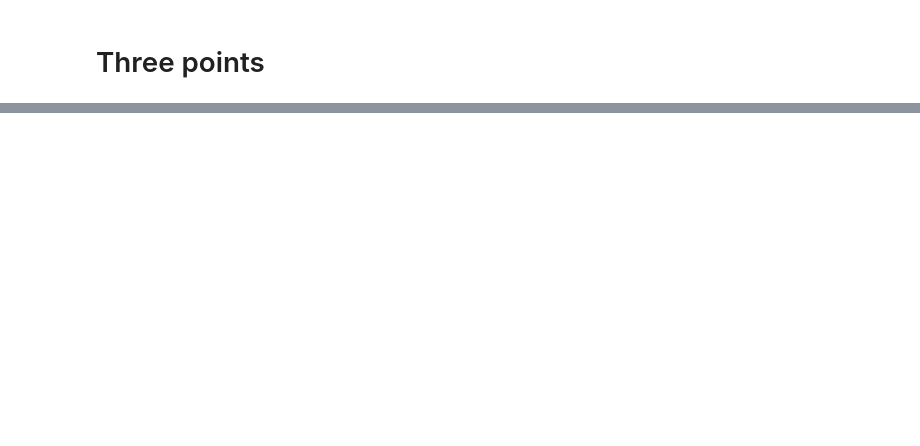
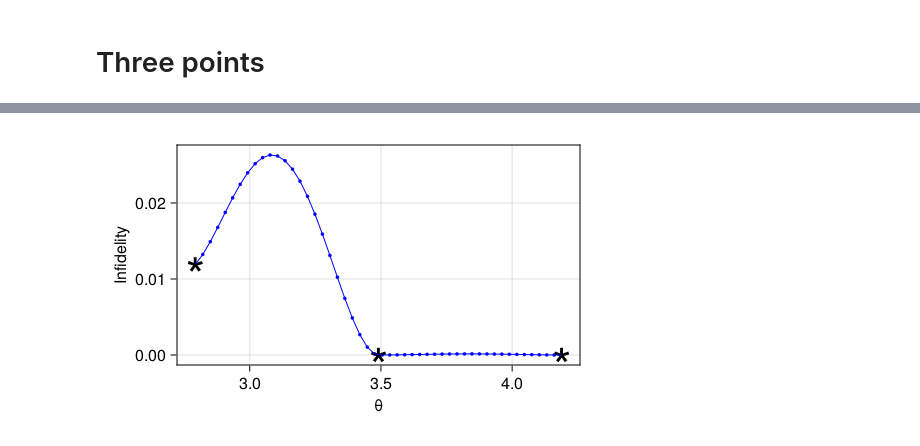
Before and after one commit to andgoldschmidt/interpolation-imsa, a Jupyter notebook: 09_andy_inspect_interp.ipynb, the cells around one changed output, grey strips where cells are left out. Saved outputs shown, nothing was run; the diff lists cells and outputs as text; code cells hidden in the pictures; blank space fills up the shorter version.

Commit message:
Interpolate up to 9 points

```diff
--- a/09_andy_inspect_interp.ipynb
+++ b/09_andy_inspect_interp.ipynb
@@ -101,15 +110,15 @@ R = 1e-4
 
 # Add control bounds
 a_bound = 2 * π * 100 * MHz
-dda_bound = .05
-initial_θs = range(0, pi/2, 5)
+dda_bound = 0.1 # GHz / ns^2
+initial_θs = range(0, 2*π, 10)
 initial_infidelities = []
 initial_trajectories = []
 initial_probs = []
 
 ops = Options()
 ops.recalc_y = "yes"
-ops.recalc_y_feas_tol = 1e-1
+ops.recalc_y_feas_tol = 1e-3
 ops.print_level = 2
 
 for θ ∈ initial_θs
@@ -117,8 +126,10 @@ for θ ∈ initial_θs
     target = excitation(θ)
 
     U_guess = nothing
+    a_guess = nothing
     if(length(initial_trajectories) > 0)
-        U_guess = initial_trajectories[length(initial_trajectories)][:Ũ⃗]
+        U_guess = initial_trajectories[end][:Ũ⃗]
+        a_guess = initial_trajectories[end][:a]
     end
 
     p = UnitarySmoothPulseProblem(
@@ -126,6 +137,7 @@ for θ ∈ initial_θs
         target,
         n_steps,
         Δt;
+        a_guess=a_guess,
         a_bound=a_bound,
         dda_bound=dda_bound,
         Q=Q,
@@ -138,7 +150,7 @@ for θ ∈ initial_θs
         ipopt_options=ops,
     )
     println("Solving...")
-    solve!(p; max_iter=100)
+    solve!(p; max_iter=200)
     infid_θ = 1 - unitary_fidelity(p)
     println("\tInfidelity: $infid_θ\n")
     push!(initial_infidelities, infid_θ)
@@ -591,0 +818,29 @@ dual_p = QuantumControlProblem(
+# %%
+indices = [index1, index2, index3]
+
+train_θs = [initial_θs[i] for i ∈ indices]
+train_as = [trip_p.trajectory[:a][2*(i-1)+1:2*i, :] for i ∈ 1:length(indices)]
+
+interp_a = Interpolations.linear_interpolation(train_θs, train_as)
+interp_Θs = range(initial_θs[indices[1]], initial_θs[indices[end]], 50)
+interp_a_vals = interp_a.(interp_Θs)
+
+U1_init = problem1.trajectory.initial[:Ũ⃗]
+infids = map(zip(interp_Θs, interp_a_vals)) do (θ, control)
+    Ũ⃗_final = unitary_rollout(U1_init, control, Δt, system)[:, end]
+    1 - unitary_fidelity(iso_vec_to_operator(Ũ⃗_final), excitation(θ))
+end
+
+train_infids = map(zip(train_θs, train_as)) do (θ, control)
+    Ũ⃗_final = unitary_rollout(U1_init, control, Δt, system)[:, end]
+    1 - unitary_fidelity(iso_vec_to_operator(Ũ⃗_final), excitation(θ))
+end
+
+f = Figure(resolution=(500, 300))
+ax = Axis(f[1, 1], xlabel="θ", ylabel="Infidelity")#, yscale=log10)
+plot!(ax, interp_Θs, infids, color=:blue, markersize=5)
+plot!(ax, train_θs, train_infids, color=:black, marker='*', markersize=50)
+lines!(ax, interp_Θs, infids, color=:blue, linewidth=1)
+f
+# %% [output]
+[figure, added]
```
Also changed, not shown: parts of 43 cells of this notebook.
